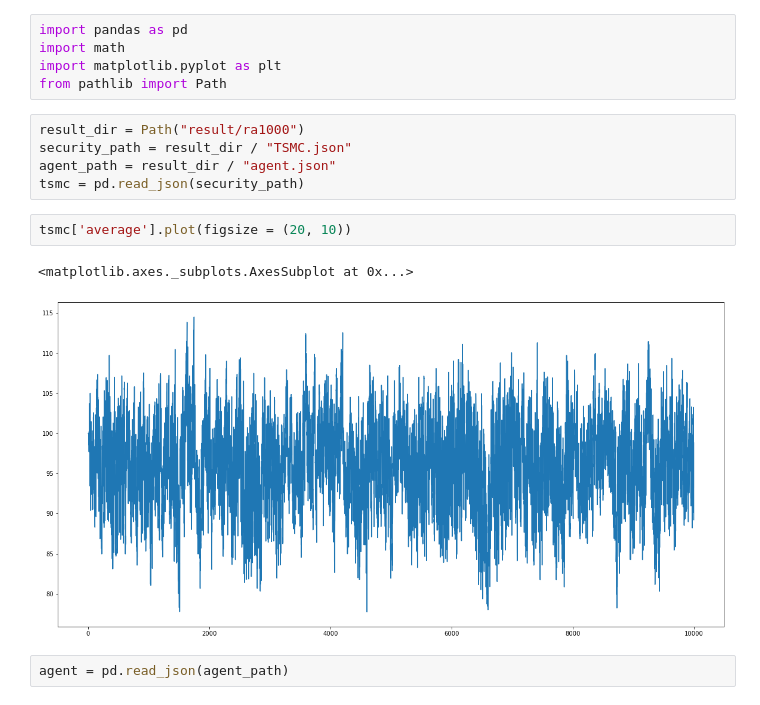
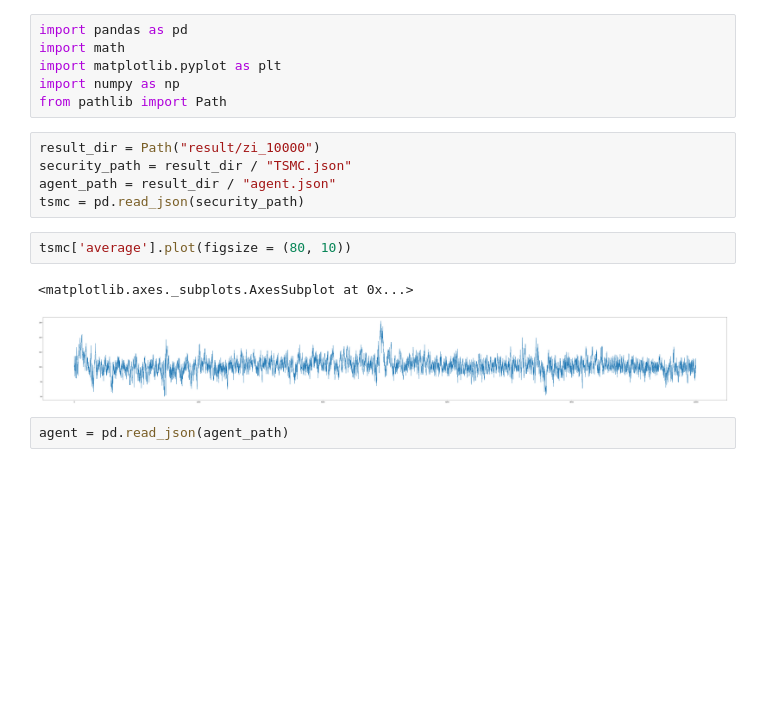
Before and after one commit to lainn9527/market_simulator, a Jupyter notebook: visualization.ipynb, the cells around one changed output. Saved outputs shown, nothing was run; the diff lists cells and outputs as text; blank space fills up the shorter version.

```diff
--- a/visualization.ipynb
+++ b/visualization.ipynb
@@ -2,16 +2,17 @@
 import pandas as pd
 import math
 import matplotlib.pyplot as plt
+import numpy as np
 from pathlib import Path
 # %%
-result_dir = Path("result/ra1000")
+result_dir = Path("result/zi_10000")
 security_path = result_dir / "TSMC.json"
 agent_path = result_dir / "agent.json"
 tsmc = pd.read_json(security_path)
 # %%
-tsmc['average'].plot(figsize = (20, 10))
+tsmc['average'].plot(figsize = (80, 10))
 # %% [output]
 <matplotlib.axes._subplots.AxesSubplot at 0x...>
-[figure, old version]
+[figure, new version]
 # %%
 agent = pd.read_json(agent_path)
```
Also changed, not shown: parts of 7 cells of this notebook, 7 other files.
